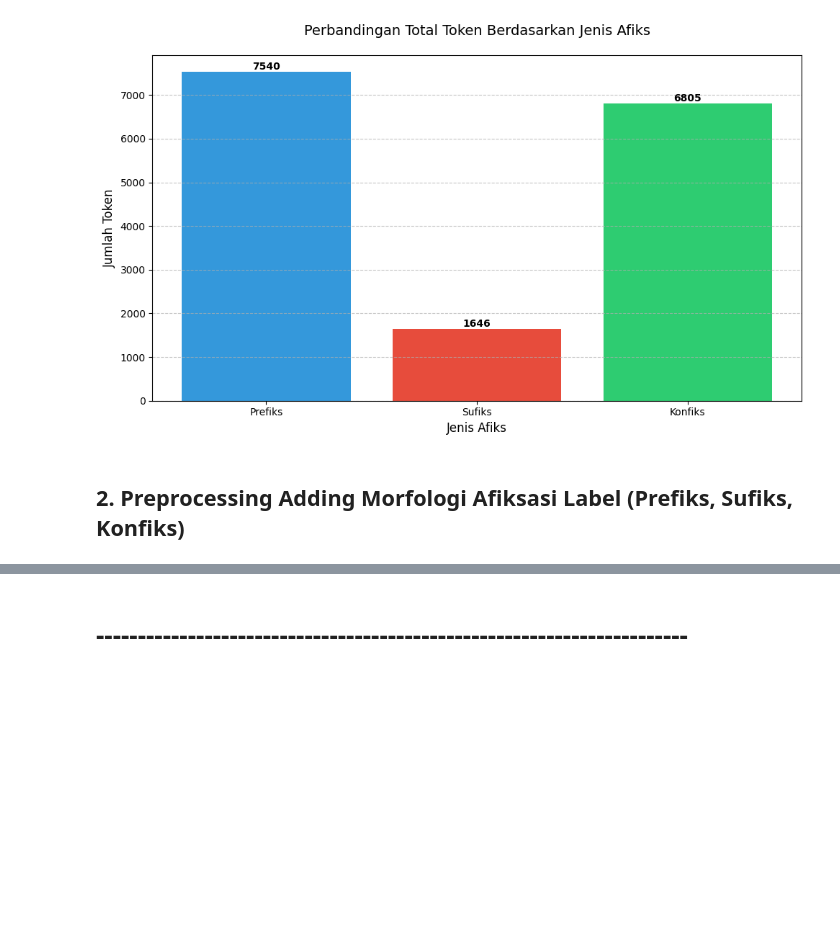
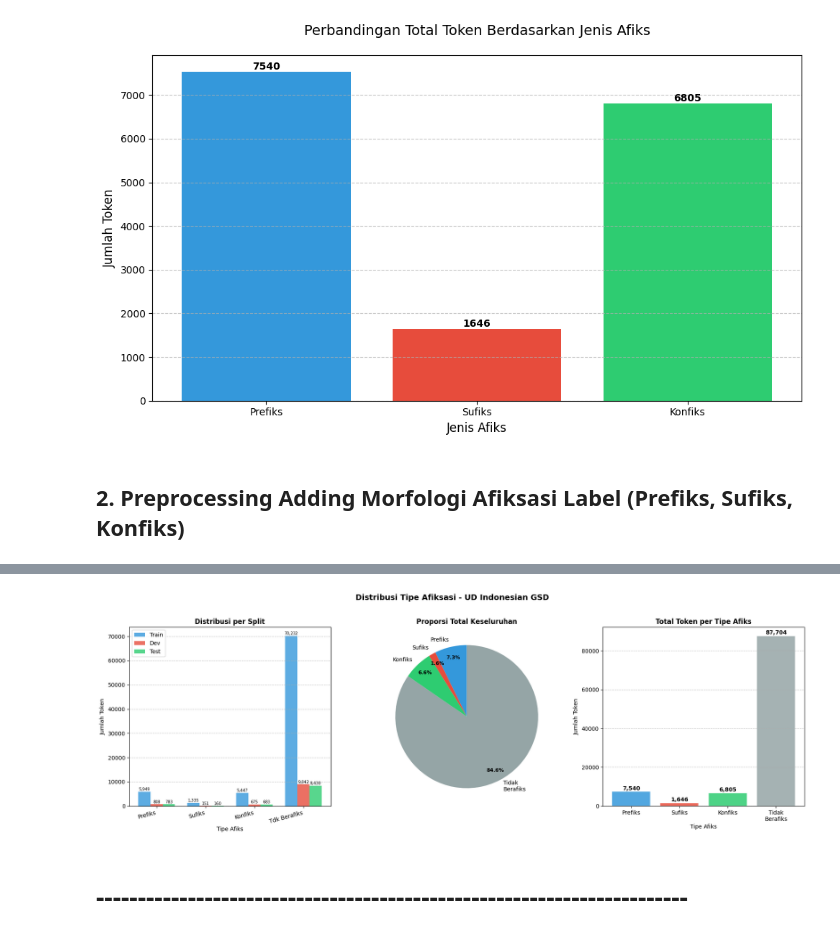
Before and after one commit to mfaqihzacky/IndoBERT-LayerWise, a Jupyter notebook: notebook/exploreDataset.ipynb, the cells around one changed output, grey strips where cells are left out. Cells and saved outputs as stored; diff of their text form; code cells hidden in the pictures; blank space fills up the shorter version.

```diff
--- a/notebook/exploreDataset.ipynb
+++ b/notebook/exploreDataset.ipynb
@@ -1419,5 +1419,101 @@ TIPE AFIKS           TRAIN      DEV        TEST       TOTAL
 | 0 | Sembungan adalah sebuah desa yang... | Sembungan | sembungan | PROPN | X-- | - | 4 | nsubj | {'MorphInd': '^sembungan<x>_X--$'} | tidak_berafiks | ... |
 | 1 | Sembungan adalah sebuah desa yang... | adalah | adalah | AUX | O-- | - | 4 | cop | {'MorphInd': '^adalah<o>_O--$'} | tidak_berafiks | ... |
 | 2 | Sembungan adalah sebuah desa yang... | sebuah | sebuah | DET | B-- | {'PronType': 'Ind'} | 4 | det | {'MorphInd': '^sebuah<b>_B--$'} | tidak_berafiks | ... |
+# %%
+import matplotlib.pyplot as plt
+import numpy as np
+
+colors = {
+    'prefiks'       : '#3498db',
+    'sufiks'        : '#e74c3c',
+    'konfiks'       : '#2ecc71',
+    'tidak_berafiks': '#95a5a6'
+}
+
+fig, axes = plt.subplots(1, 3, figsize=(18, 6))
+fig.suptitle('Distribusi Tipe Afiksasi - UD Indonesian GSD',
+             fontsize=14, fontweight='bold', y=1.02)
+
+# ============================================
+# PLOT 1: Grouped Bar Chart per Split
+# ============================================
+ax1    = axes[0]
+x      = np.arange(len(tipe_list))
+width  = 0.25
+
+bars_train = ax1.bar(x - width, [counts[t]['train'] for t in tipe_list],
+                     width, label='Train', color='#3498db', alpha=0.8)
+bars_dev   = ax1.bar(x,         [counts[t]['dev']   for t in tipe_list],
+                     width, label='Dev',   color='#e74c3c', alpha=0.8)
+bars_test  = ax1.bar(x + width, [counts[t]['test']  for t in tipe_list],
+                     width, label='Test',  color='#2ecc71', alpha=0.8)
+
+ax1.set_title('Distribusi per Split', fontsize=12, fontweight='bold')
+ax1.set_xlabel('Tipe Afiks')
+ax1.set_ylabel('Jumlah Token')
+ax1.set_xticks(x)
+ax1.set_xticklabels(['Prefiks', 'Sufiks', 'Konfiks', 'Tdk Berafiks'],
+                     rotation=15, ha='right')
+ax1.legend()
+ax1.yaxis.grid(True, linestyle='--', alpha=0.7)
+
+for bars in [bars_train, bars_dev, bars_test]:
+    for bar in bars:
+        height = bar.get_height()
+        if height > 0:
+            ax1.text(bar.get_x() + bar.get_width()/2, height + 50,
+                     f'{int(height):,}', ha='center', va='bottom', fontsize=7)
+
+# ============================================
+# PLOT 2: Pie Chart Total
+# ============================================
+ax2        = axes[1]
+totals     = [counts[t]['total'] for t in tipe_list]
+labels     = ['Prefiks', 'Sufiks', 'Konfiks', 'Tidak\nBerafiks']
+color_list = [colors[t] for t in tipe_list]
+
+wedges, texts, autotexts = ax2.pie(
+    totals,
+    labels=labels,
+    colors=color_list,
+    autopct='%1.1f%%',
+    startangle=90,
+    pctdistance=0.85,
+)
+for text in autotexts:
+    text.set_fontsize(9)
+    text.set_fontweight('bold')
+
+ax2.set_title('Proporsi Total Keseluruhan', fontsize=12, fontweight='bold')
+
+# ============================================
+# PLOT 3: Bar Chart Total per Tipe Afiks
+# ============================================
+ax3        = axes[2]
+bar_colors = [colors[t] for t in tipe_list]
+bars       = ax3.bar(
+    ['Prefiks', 'Sufiks', 'Konfiks', 'Tidak\nBerafiks'],
+    totals,
+    color=bar_colors,
+    alpha=0.85,
+    edgecolor='white',
+    linewidth=1.2
+)
+
+ax3.set_title('Total Token per Tipe Afiks', fontsize=12, fontweight='bold')
+ax3.set_xlabel('Tipe Afiks')
+ax3.set_ylabel('Jumlah Token')
+ax3.yaxis.grid(True, linestyle='--', alpha=0.7)
+
+for bar in bars:
+    height = bar.get_height()
+    ax3.text(bar.get_x() + bar.get_width()/2, height + 100,
+             f'{int(height):,}', ha='center', va='bottom',
+             fontweight='bold', fontsize=10)
+
+plt.tight_layout()
+plt.show()
+# %% [output]
+[figure, added]
 # %% [markdown]
 # -----------------------------------------------------------------------
```
Also changed, not shown: parts of 1 cell of this notebook, 3 other files.
